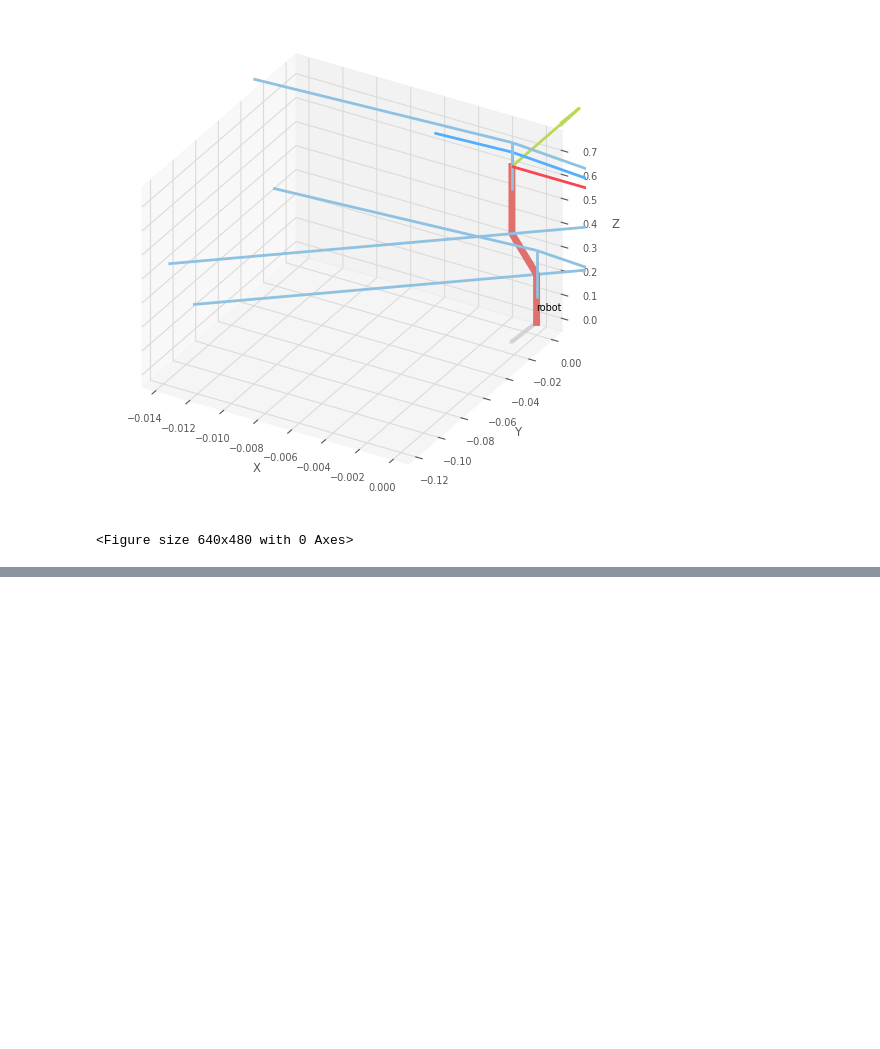
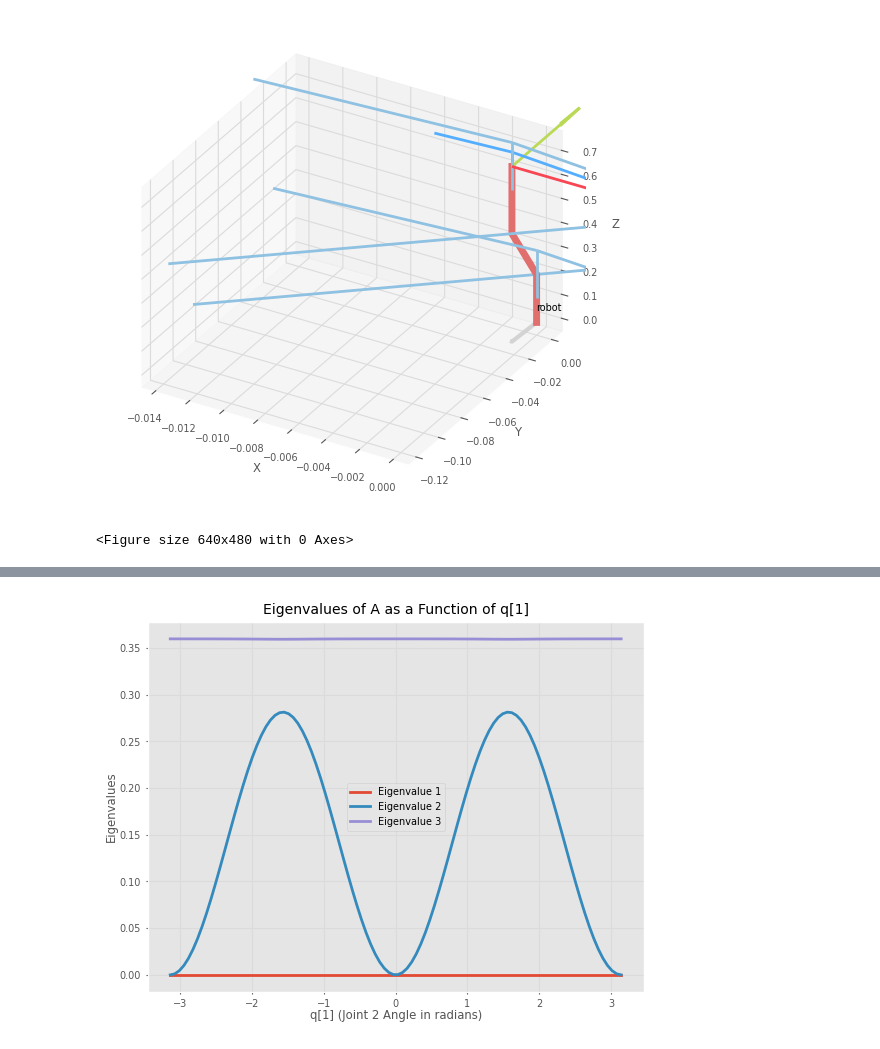
Before and after one commit to ChayaninNapia/FUN4_6509, a Jupyter notebook: src/example_description/scripts/robot_toolbox.ipynb, the cells around one changed output, grey strips where cells are left out. Saved outputs shown, nothing was run; the diff lists cells and outputs as text; code cells hidden in the pictures; blank space fills up the shorter version.

```diff
--- a/src/example_description/scripts/robot_toolbox.ipynb
+++ b/src/example_description/scripts/robot_toolbox.ipynb
@@ -201,0 +306,77 @@ New Task Space (End-Effector Pose) After Applying Delta q:
+# %%
+import matplotlib.pyplot as plt
+
+# Prepare the range of q[1] values (from -π to π)
+q1_values = np.linspace(-pi, pi, 100)
+
+
+# Initialize lists to store eigenvalues
+eigenvalue_1 = []
+eigenvalue_2 = []
+eigenvalue_3 = []
+
+# Iterate over different q1 values
+for q1 in q1_values:
+    q = [0, q1, 0, 0]  # Vary only q[1]
+
+    # Calculate the Jacobian at the current joint configuration
+    J = robot.jacob0(q)
+    J_reduced = J[0:3, 0:-1]  # Use the first 3 rows and columns (3x3 Jacobian)
+
+    # Compute the manipulability matrix A
+    A = J_reduced @ J_reduced.T
+
+    # Compute the eigenvalues of matrix A
+    eigenvalues, _ = eig(A)
+
+    # Sort eigenvalues for consistency
+    eigenvalues = np.sort(eigenvalues)
+
+    # Store the eigenvalues in respective lists
+    eigenvalue_1.append(eigenvalues[0])
+    eigenvalue_2.append(eigenvalues[1])
+    eigenvalue_3.append(eigenvalues[2])
+
+# Convert lists to numpy arrays for plotting
+eigenvalue_1 = np.array(eigenvalue_1)
+eigenvalue_2 = np.array(eigenvalue_2)
+eigenvalue_3 = np.array(eigenvalue_3)
+
+# Plot the eigenvalues
+plt.figure()
+plt.plot(q1_values, eigenvalue_1, label='Eigenvalue 1',linewidth=2)
+plt.plot(q1_values, eigenvalue_2, label='Eigenvalue 2',linewidth=2)
+plt.plot(q1_values, eigenvalue_3, label='Eigenvalue 3',linewidth=2)
+
+plt.xlabel("q[1] (Joint 2 Angle in radians)")
+plt.ylabel("Eigenvalues")
+plt.title("Eigenvalues of A as a Function of q[1]")
+plt.legend()
+plt.grid(True)
+plt.show()
+
+plt.figure()
+plt.plot(q1_values, eigenvalue_1, label='Eigenvalue 1',linewidth=2)
+plt.plot(q1_values, eigenvalue_2, label='Eigenvalue 2',linewidth=2)
+plt.plot(q1_values, eigenvalue_3, label='Eigenvalue 3',linewidth=2)
+
+plt.xlabel("q[1] (Joint 2 Angle in radians)")
+plt.ylabel("Eigenvalues")
+plt.title("Eigenvalues of A as a Function of q[1]")
+plt.legend()
+plt.grid(True)
+plt.show()
+
+plt.figure()
+plt.plot(q1_values, eigenvalue_1, label='Eigenvalue 1',linewidth=2)
+plt.plot(q1_values, eigenvalue_2, label='Eigenvalue 2',linewidth=2)
+plt.plot(q1_values, eigenvalue_3, label='Eigenvalue 3',linewidth=2)
+
+plt.xlabel("q[1] (Joint 2 Angle in radians)")
+plt.ylabel("Eigenvalues")
+plt.title("Eigenvalues of A as a Function of q[1]")
+plt.legend()
+plt.grid(True)
+plt.show()
+# %% [output]
+[figure, added]
```
Also changed, not shown: parts of 4 cells of this notebook.
